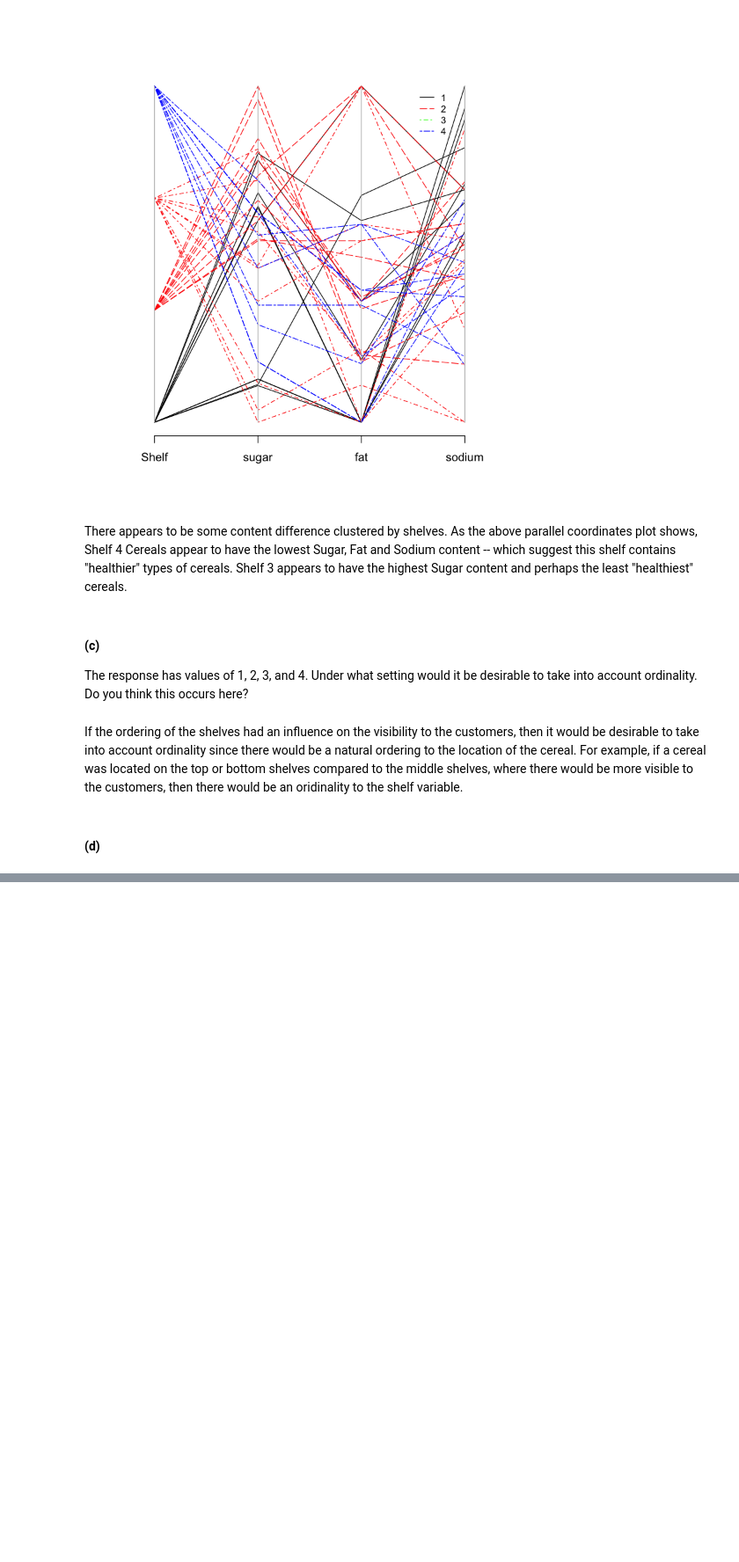
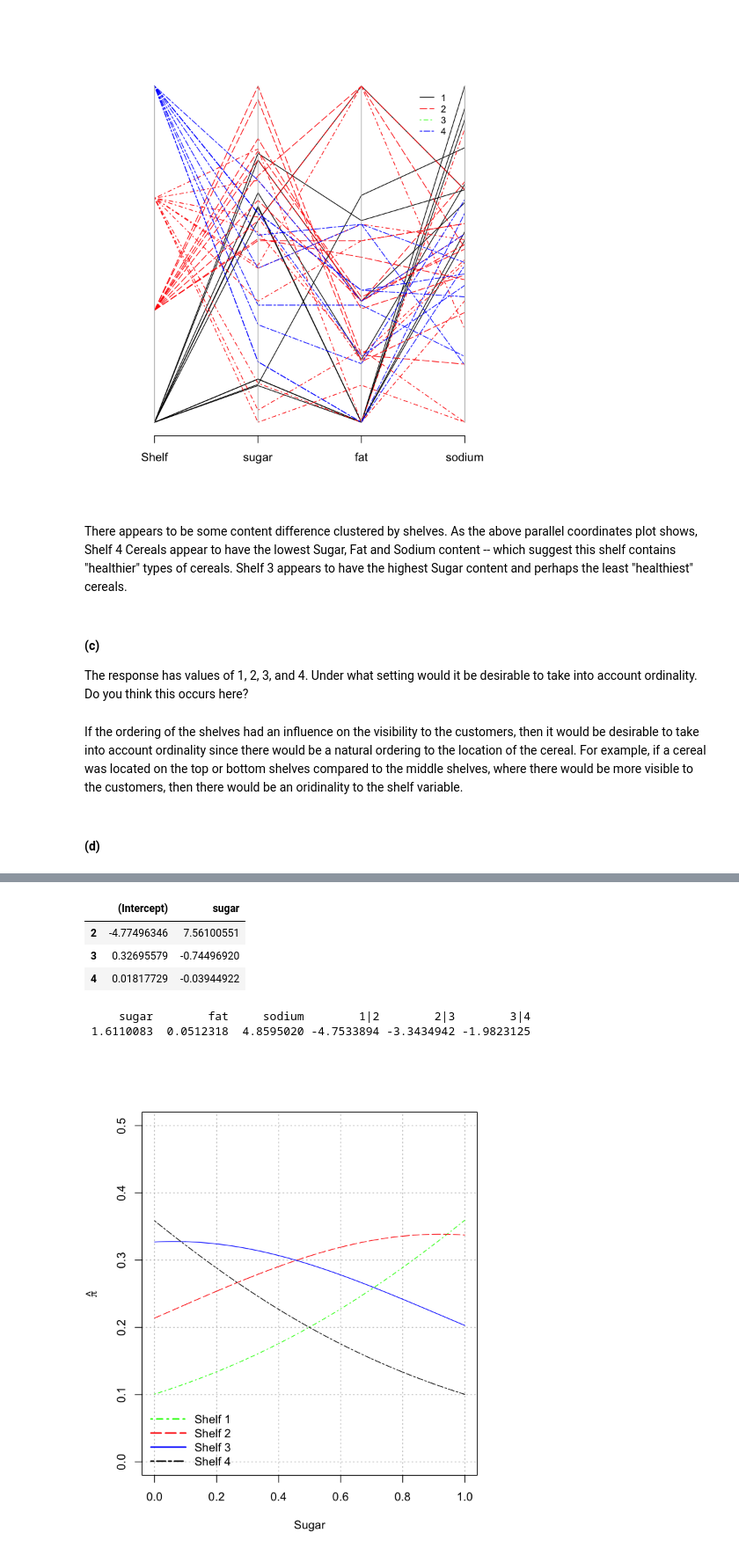
Before and after one commit to hxu23/w271_lab2, a Jupyter notebook: lab2_notebook.ipynb, the cells around one changed output, grey strips where cells are left out. Shown at 88% size. Cells and saved outputs as stored; diff of their text form; code cells hidden in the pictures; blank space fills up the shorter version.

```diff
--- a/lab2_notebook.ipynb
+++ b/lab2_notebook.ipynb
@@ -92,3 +93,9 @@ to take into account ordinality. Do you think this occurs here?
 If the ordering of the shelves had an influence on the visibility to the customers, then it would be desirable to take into account ordinality since there would be a natural ordering to the location of the cereal. For example, if a cereal was located on the top or bottom shelves compared to the middle shelves, where there would be more visible to the customers, then there would be an oridinality to the shelf variable.
 # %% [markdown]
 #### (d)
+# %%
+library(package = MASS)
+mod.fit.ord <- polr(formula = as.factor(Shelf) ~ sugar + fat + sodium, data = cereal2, method = "logistic")
+summary(mod.fit.ord)
+library(package = car)
+Anova(mod.fit.ord)
@@ -94,0 +125,4 @@ If the ordering of the shelves had an influence on the visibility to the custome
+# %%
+mod.fit.sugar<-polr(formula = as.factor(Shelf) ~ sugar + sodium + fat, data = cereal2, method = "logistic")
+summary(mod.fit.sugar)
+beta.hat<-c(-mod.fit.ord$coefficients, mod.fit.ord$zeta)
@@ -94,0 +149,58 @@ If the ordering of the shelves had an influence on the visibility to the custome
+# %%
+coefficients(mod.fit.nom.sugar)
+# %% [output]
+|  | (Intercept) | sugar |
+| 2 | -4.77496346 | 7.56100551 |
+| 3 | 0.32695579 | -0.74496920 |
+| 4 | 0.01817729 | -0.03944922 |
+# %%
+beta.hat
+# %% [output]
+     sugar        fat     sodium        1|2        2|3        3|4
+ 1.6110083  0.0512318  4.8595020 -4.7533894 -3.3434942 -1.9823125
+# %%
+curve( 1/(1 + exp(beta.hat[3] + beta.hat[1]*x) + exp(beta.hat[4] + beta.hat[1]*x)),
+      ylab = expression(hat(pi)), xlab = "Sugar",
+      ylim = c(0,0.5),
+      xlim = c(min(cereal2$sugar), max(cereal2$sugar)),
+      col = "black", lty = "solid", lwd = 2, n = 1000, type = "n",
+      panel.first = grid(col = "gray", lty = "dotted"))
+
+curve(expr = plogis(q = mod.fit.sugar$zeta[1] - mod.fit.sugar$coefficients[1]*x
+                    - mod.fit.sugar$coefficients[2]*mean(cereal2$sodium)
+                    - mod.fit.sugar$coefficients[3]*mean(cereal2$fat)), col = "green",
+      type = "l",
+      add = TRUE, lty = "dotdash", n = 1000)  # Shelf 1
+
+
+curve(expr = plogis(q = mod.fit.sugar$zeta[2] - mod.fit.sugar$coefficients[1]*x
+                        - mod.fit.sugar$coefficients[2]*mean(cereal2$sodium)
+                        - mod.fit.sugar$coefficients[3]*mean(cereal2$fat))
+          - plogis(q = mod.fit.sugar$zeta[1] - mod.fit.sugar$coefficients[1]*x
+                    - mod.fit.sugar$coefficients[2]*mean(cereal2$sodium)
+                    - mod.fit.sugar$coefficients[3]*mean(cereal2$fat)), col = "red",
+     type = "l",
+     add = TRUE, lty = "longdash", n = 1000)  # Shelf 2
+
+
+curve(expr = plogis(q = mod.fit.sugar$zeta[3] - mod.fit.sugar$coefficients[1]*x
+                        - mod.fit.sugar$coefficients[2]*mean(cereal2$sodium)
+                        - mod.fit.sugar$coefficients[3]*mean(cereal2$fat))
+          - plogis(q = mod.fit.sugar$zeta[2] - mod.fit.sugar$coefficients[1]*x
+                    - mod.fit.sugar$coefficients[2]*mean(cereal2$sodium)
+                    - mod.fit.sugar$coefficients[3]*mean(cereal2$fat)), col = "blue",
+     type = "l",
+     add = TRUE, lty = "solid", n = 1000)  # Shelf 3
+
+
+curve(expr = 1 - plogis(q=mod.fit.sugar$zeta[3]- mod.fit.sugar$coefficients[1]*x
+                        - mod.fit.sugar$coefficients[2]*mean(cereal2$sodium)
+                        - mod.fit.sugar$coefficients[3]*mean(cereal2$fat)),
+     col='black',
+     type="l", add = TRUE, lty = "twodash", n = 1000)
+
+ legend(x = 'bottomleft', legend=c("Shelf 1", "Shelf 2", "Shelf 3", "Shelf 4"),
+        lty=c("dotdash","longdash","solid", "twodash"),
+       col=c("green","red","blue", "black"), bty="n", lwd = c(2,2,2,2), seg.len = 4)
+# %% [output]
+[figure, added]
```
Also changed, not shown: parts of 4 cells of this notebook, 2 other files.
